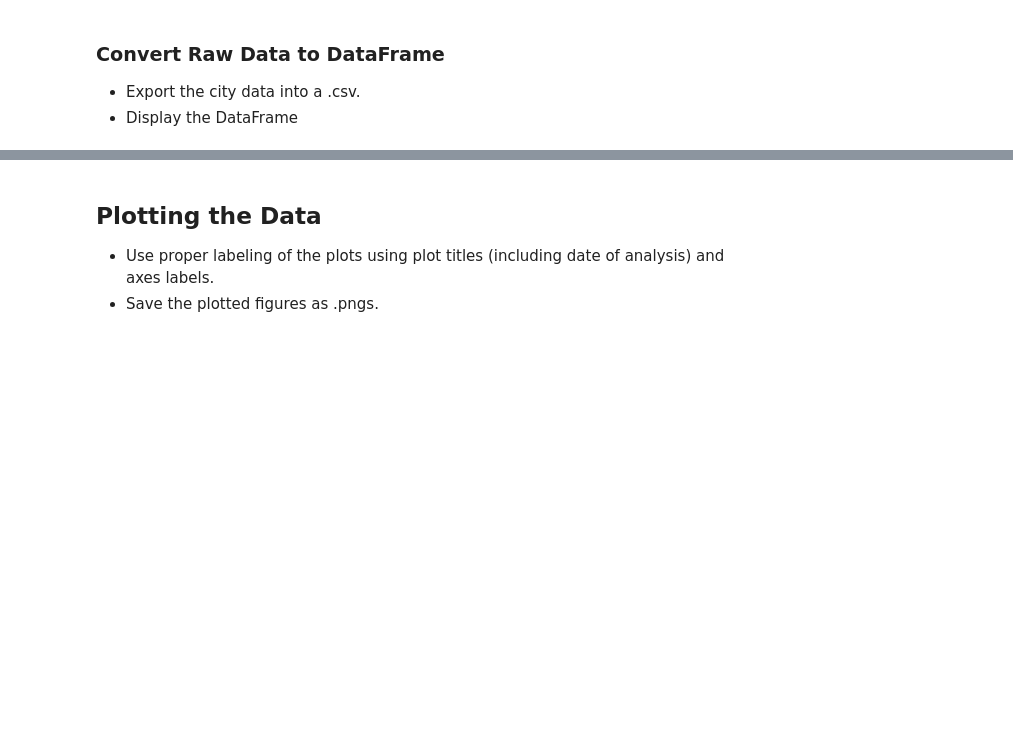
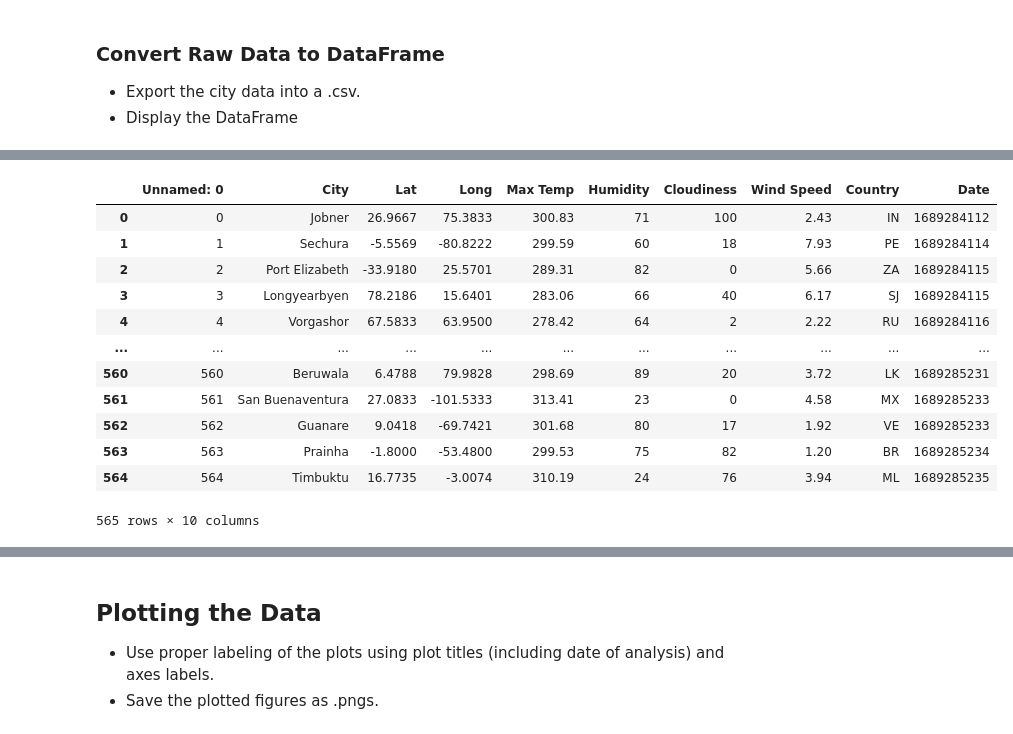
Before and after one commit to redtea3930/weather-api-visualizations, a Jupyter notebook: WeatherAPI.ipynb, the cells around one changed output, grey strips where cells are left out. Cells and saved outputs as stored; diff of their text form; code cells hidden in the pictures; blank space fills up the shorter version.

```diff
--- a/WeatherAPI.ipynb
+++ b/WeatherAPI.ipynb
@@ -172,3 +179,21 @@ Skip this step if there are no cities that have humidity > 100%.
+# %%
+filepath = "cities_analysis.csv"
+city_data = pd.read_csv(filepath)
+city_data
+# %% [output]
+|  | Unnamed: 0 | City | Lat | Long | Max Temp | Humidity | Cloudiness | Wind Speed | Country | Date |
+| 0 | 0 | Jobner | 26.9667 | 75.3833 | 300.83 | 71 | 100 | 2.43 | IN | 1689284112 |
+| 1 | 1 | Sechura | -5.5569 | -80.8222 | 299.59 | 60 | 18 | 7.93 | PE | 1689284114 |
+| 2 | 2 | Port Elizabeth | -33.9180 | 25.5701 | 289.31 | 82 | 0 | 5.66 | ZA | 1689284115 |
+| 3 | 3 | Longyearbyen | 78.2186 | 15.6401 | 283.06 | 66 | 40 | 6.17 | SJ | 1689284115 |
+| 4 | 4 | Vorgashor | 67.5833 | 63.9500 | 278.42 | 64 | 2 | 2.22 | RU | 1689284116 |
+| ... | ... | ... | ... | ... | ... | ... | ... | ... | ... | ... |
+| 560 | 560 | Beruwala | 6.4788 | 79.9828 | 298.69 | 89 | 20 | 3.72 | LK | 1689285231 |
+| 561 | 561 | San Buenaventura | 27.0833 | -101.5333 | 313.41 | 23 | 0 | 4.58 | MX | 1689285233 |
+| 562 | 562 | Guanare | 9.0418 | -69.7421 | 301.68 | 80 | 17 | 1.92 | VE | 1689285233 |
+| 563 | 563 | Prainha | -1.8000 | -53.4800 | 299.53 | 75 | 82 | 1.20 | BR | 1689285234 |
+| 564 | 564 | Timbuktu | 16.7735 | -3.0074 | 310.19 | 24 | 76 | 3.94 | ML | 1689285235 |
+565 rows × 10 columns
 # %%
 #  Get the indices of cities that have humidity over 100%.
 # %%
```
Also changed, not shown: parts of 11 cells of this notebook, 3 other files.
